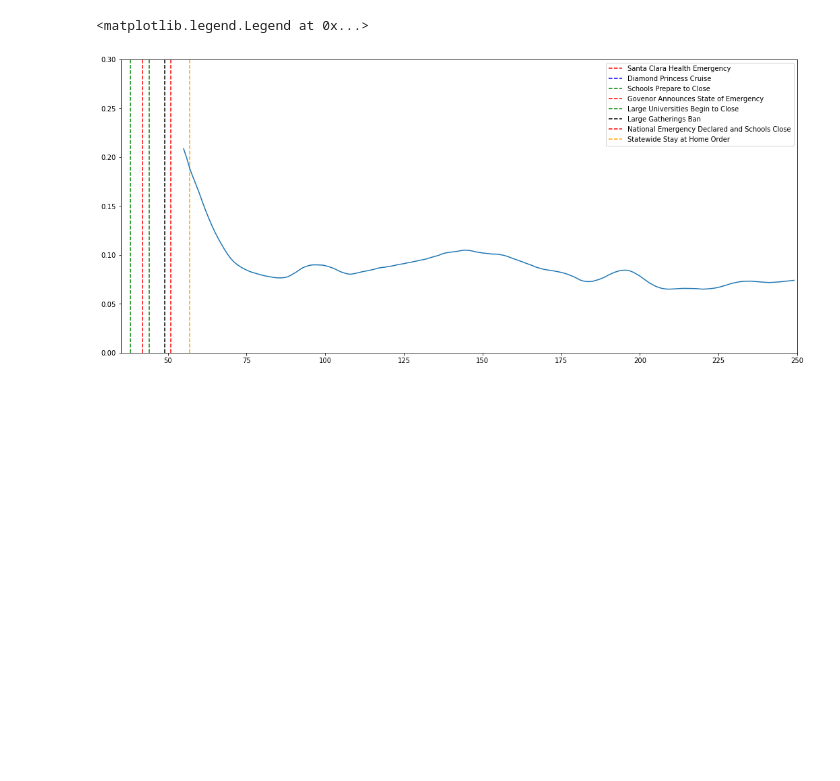
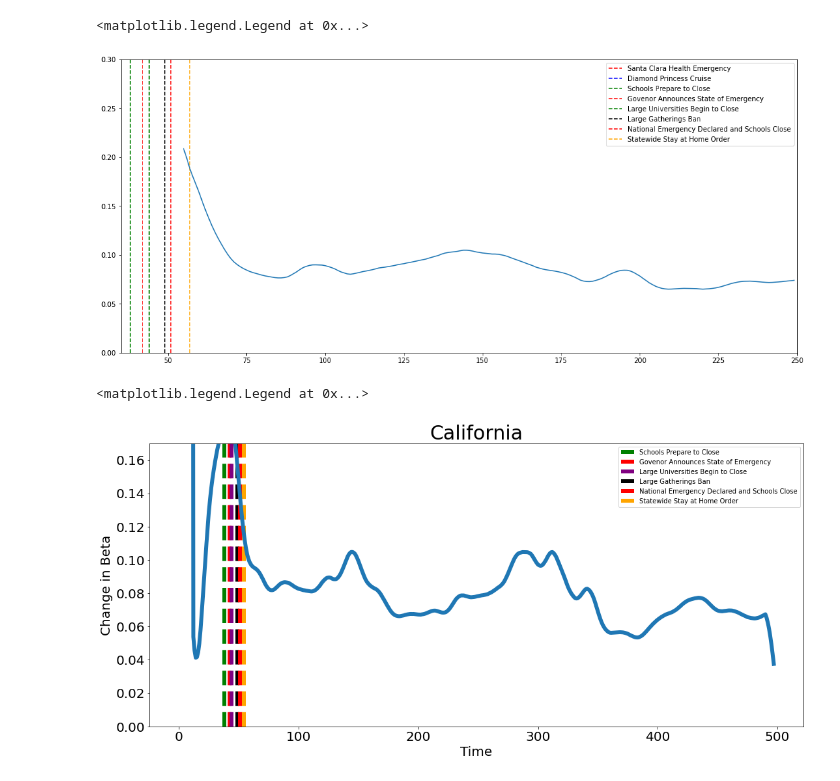
Before and after one commit to holiday-pettijohn/COVID-Tracking-Biola-Summer, a Jupyter notebook: Code/Early Beta and Announcements .ipynb, the cells around one changed output. Cells and saved outputs as stored; diff of their text form; code cells hidden in the pictures; blank space fills up the shorter version.

```diff
--- a/Code/Early Beta and Announcements .ipynb
+++ b/Code/Early Beta and Announcements .ipynb
@@ -791,3 +791,74 @@ ax.legend()
 # %% [output]
 <matplotlib.legend.Legend at 0x...>
 [figure]
+# %%
+pathc="../Data/State Data/"
+# modify the path syntax based on the current platform
+if platform.system() == "Windows":
+    pathc.replace("/", "\\")
+
+#Change state abbreviation based on the state you want to use
+file = "CA.csv"
+
+#linewidth
+lw=6
+
+#labelsize
+ls=20
+
+dates, infectRaw, recovRaw, deadRaw = SIRD_Model.loadData(pathc + file)
+fig,ax = plt.subplots(figsize = (18,8))
+pop = getPop ("California")
+q = 1
+window = 13
+hWin = window // 2
+
+beta = getBeta(pop, q, infectRaw, deadRaw, window)
+beta = betaWithKernel(beta)
+ax.plot(beta, linewidth=lw)
+
+csvfile=open(pathM+fileM, newline='', encoding='UTF-8')
+rd = csv.reader(csvfile, delimiter=',')
+data=[]
+for lv in rd: #generating the data matrix
+    data.append(lv)
+aData=(data[1:])
+mandates = []
+mDates = []
+lost = 0
+
+mDind = []
+dates = dates.tolist()
+
+
+ax.set_ylim(0,0.17)
+for i in range (len(mDind)):
+    r = random.random()
+    g = random.random()
+    b = random.random()
+    col = (r, g, b)
+    plt.vlines(x=mDind[i], color = col, ymin=0, linestyle='dashed', ymax=0.2, label=mandates[i], linewidth=3)
+
+    plt.vlines(x = dates.index("2/3/2020"), ymin = 0, ymax = 1, linestyle = 'dashed', color = 'red', label = "Santa Clara Health Emergency")
+#plt.vlines(x = dates.index("2/6/2020"), ymin = 0, ymax = 1, linestyle = 'dashed', color = 'blue', label = "Diamond Princess Cruise")
+plt.vlines(x = dates.index("2/29/2020"), ymin = 0, ymax = 1, linestyle = 'dashed', color = 'green', label = "Schools Prepare to Close", linewidth=lw)
+plt.vlines(x = dates.index("3/4/2020"), ymin = 0, ymax = 1, linestyle = 'dashed', color = 'red', label = "Govenor Announces State of Emergency", linewidth=lw)
+plt.vlines(x = dates.index("3/6/2020"), ymin = 0, ymax = 1, linestyle = 'dashed', color = 'purple', label = "Large Universities Begin to Close", linewidth=lw)
+plt.vlines(x = dates.index("3/11/2020"), ymin = 0, ymax = 1, linestyle = 'dashed', color = 'black', label = "Large Gatherings Ban", linewidth=lw)
+plt.vlines(x = dates.index("3/13/2020"), ymin = 0, ymax = 1, linestyle = 'dashed', color = 'red', label = "National Emergency Declared and Schools Close", linewidth=lw)
+plt.vlines(x = dates.index("3/16/2020"), ymin = 0, ymax = 1, linestyle = 'dashed', color = 'orange', label = "Statewide Stay at Home Order", linewidth=lw)
+#plt.vlines(x = dates.index("12/6/2020"), ymin = 0, ymax = 1, linestyle = 'dashed', color = 'orange', label = "Statewide Stay at Home Order", linewidth=lw)
+
+ax.set_title("California", fontsize = 30)
+ax.set_xlabel("Time", fontsize = 20)
+ax.set_ylabel("Change in Beta", fontsize = 20)
+plt.rc('xtick', labelsize=20)
+plt.rc('ytick', labelsize=20)
+ax.legend("Schools Prepare to Close", fontsize =20)
+
+
+
+ax.legend()
+# %% [output]
+<matplotlib.legend.Legend at 0x...>
+[figure, added]
```
Also changed, not shown: parts of 1 cell of this notebook, 4 other files.
